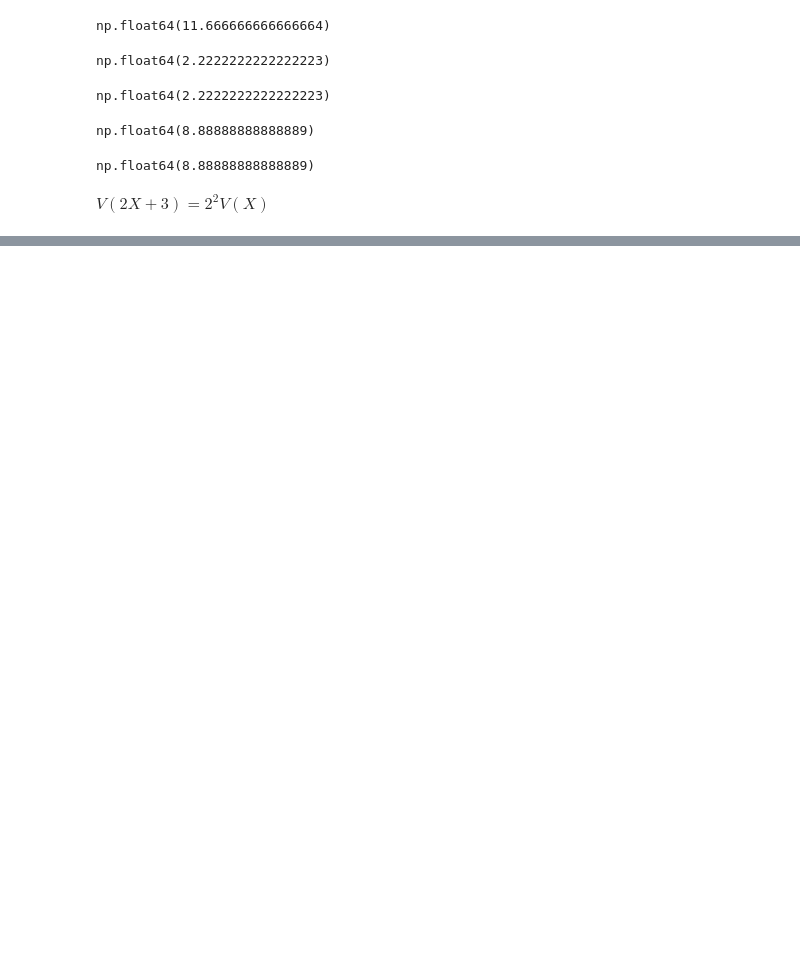
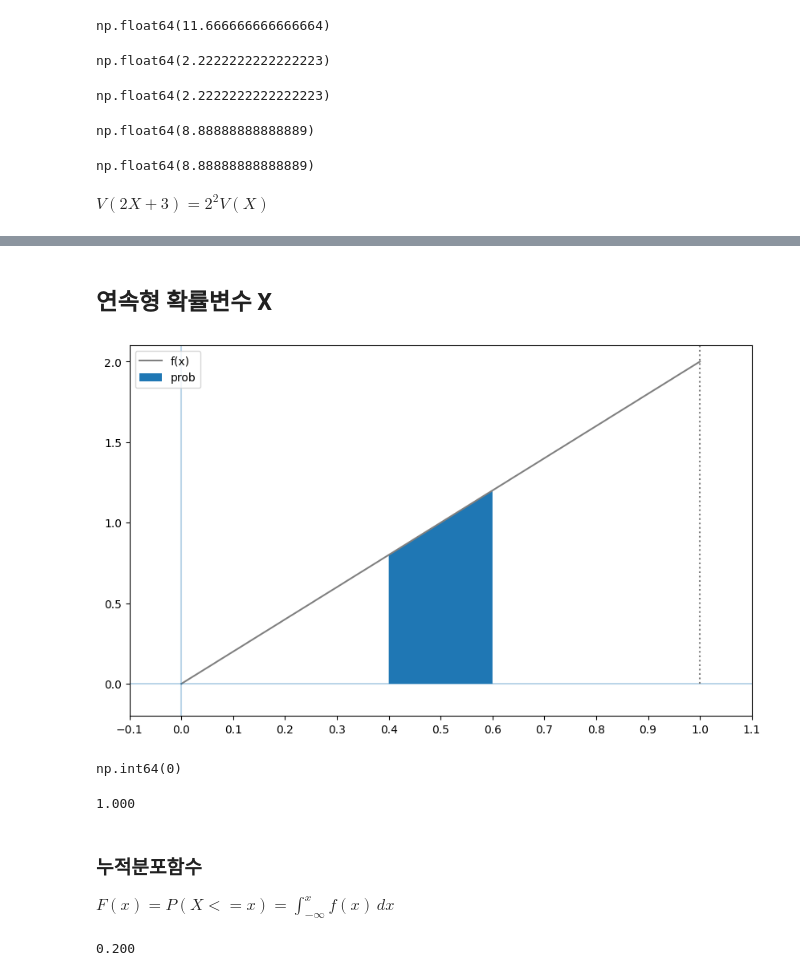
Before and after one commit to hwshin1/Colab_lec, a Jupyter notebook: 20260420_lec.ipynb, the cells around one changed output, grey strips where cells are left out. Cells and saved outputs as stored; diff of their text form; code cells hidden in the pictures; blank space fills up the shorter version.

Commit message:
0420_lec 이산형 확률변수 / 연속형 확률변수

```diff
--- a/20260420_lec.ipynb
+++ b/20260420_lec.ipynb
@@ -195,0 +424,10 @@ $V(2X + 3) = 2^2V(X)$
+# %%
+x_range = np.array([0, 1])
+# %%
+def f(x):
+    if x_range[0] <= x <= x_range[1]:
+        return 2*x
+    else:
+        return 0
+# %% [markdown]
+## 연속형 확률변수 X
@@ -195,0 +436,20 @@ $V(2X + 3) = 2^2V(X)$
+# %%
+xs = np.linspace(x_range[0], x_range[1], 100)
+fig = plt.figure(figsize=(10, 6))
+ax = fig.add_subplot(111)
+
+ax.plot(xs, [f(x) for x in xs], label='f(x)', color='gray')
+ax.hlines(0, -0.2, 1.2, alpha=0.3)
+ax.vlines(0, -0.2, 2.2, alpha=0.3)
+ax.vlines(xs.max(), 0, 2.2, linestyles=':', color='gray')
+
+xs = np.linspace(0.4, 0.6, 100)
+ax.fill_between(xs, [f(x) for x in xs], label='prob')
+ax.set_xticks(np.arange(-0.2, 1.3, 0.1))
+ax.set_xlim(-0.1, 1.1)
+ax.set_ylim(-0.2, 2.1)
+ax.legend()
+
+plt.show()
+# %% [output]
+[figure, added]
@@ -195,0 +461,11 @@ $V(2X + 3) = 2^2V(X)$
+# %%
+res.fun # 함수의 최솟값은 fun 이라는 인스턴스 오브젝트 변수에 저장된다.
+# %% [output]
+np.int64(0)
+# %%
+integrate.quad(f, -np.inf, np.inf)[0]
+# %% [output]
+1.000
+# %% [markdown]
+### 누적분포함수
+$F(x) = P(X <= x) = \int_{-\infty}^{x}f(x)\,dx$
@@ -195,0 +475,4 @@ $V(2X + 3) = 2^2V(X)$
+# %%
+F(0.6) - F(0.4)
+# %% [output]
+0.200
```
Also changed, not shown: parts of 62 cells of this notebook.
